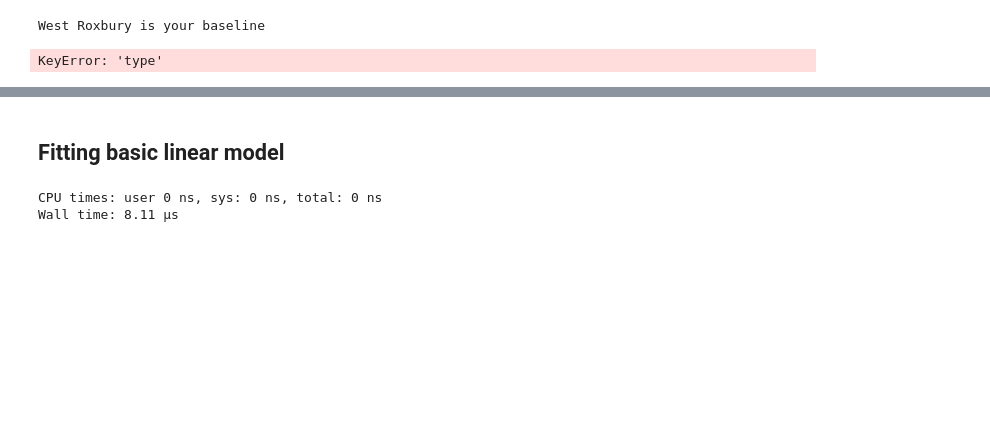
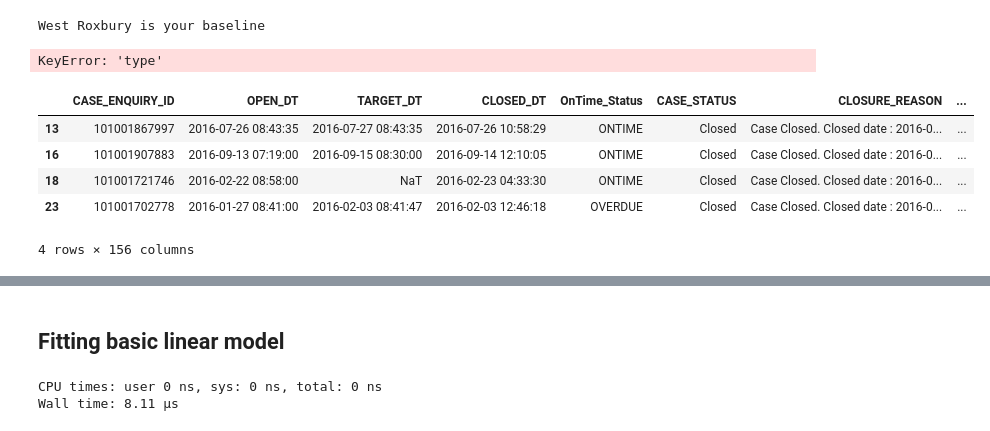
Before and after one commit to aok1425/311-prediction-times, a Jupyter notebook: 03 modeling/00 Baseline model.ipynb, the cells around one changed output, grey strips where cells are left out. Saved outputs shown, nothing was run; the diff lists cells and outputs as text; code cells hidden in the pictures; blank space fills up the shorter version.

Commit message:
added response col to preprocessing process

```diff
--- a/02 modeling/00 Baseline model.ipynb
+++ b/03 modeling/00 Baseline model.ipynb
@@ -10,7 +10,8 @@ Should I hold out the same 20% of data for my test set?
 # %% [markdown]
 ## Preprocessing
 # %%
-df = pd.read_hdf('../data/data_w_descs_and_census.h5')
+# df = pd.read_hdf('../data/data_w_descs_and_census.h5')
+df = pd.read_pickle('../data/data_2016_w_descs_and_census.pkl')
 # %% [raw]
 TODO: randomize the rows using a seed, chop off the last 20%, make baseline model on that.
 # %%
@@ -26,3 +27,14 @@ def dummify(df,column):
 # %% [output]
 West Roxbury is your baseline
 KeyError: 'type'
+# %%
+def more_preprocessing(df):
+    df = df.dropna(subset=['CLOSED_DT'])
+    df['resolution_hours'] =
+# %% [output]
+|  | CASE_ENQUIRY_ID | OPEN_DT | TARGET_DT | CLOSED_DT | OnTime_Status | CASE_STATUS | CLOSURE_REASON | ... |
+| 13 | 101001867997 | 2016-07-26 08:43:35 | 2016-07-27 08:43:35 | 2016-07-26 10:58:29 | ONTIME | Closed | Case Closed. Closed date : 2016-0... | ... |
+| 16 | 101001907883 | 2016-09-13 07:19:00 | 2016-09-15 08:30:00 | 2016-09-14 12:10:05 | ONTIME | Closed | Case Closed. Closed date : 2016-0... | ... |
+| 18 | 101001721746 | 2016-02-22 08:58:00 | NaT | 2016-02-23 04:33:30 | ONTIME | Closed | Case Closed. Closed date : 2016-0... | ... |
+| 23 | 101001702778 | 2016-01-27 08:41:00 | 2016-02-03 08:41:47 | 2016-02-03 12:46:18 | OVERDUE | Closed | Case Closed. Closed date : 2016-0... | ... |
+4 rows × 156 columns
```
Also changed, not shown: parts of 2 cells of this notebook, 5 other files.
